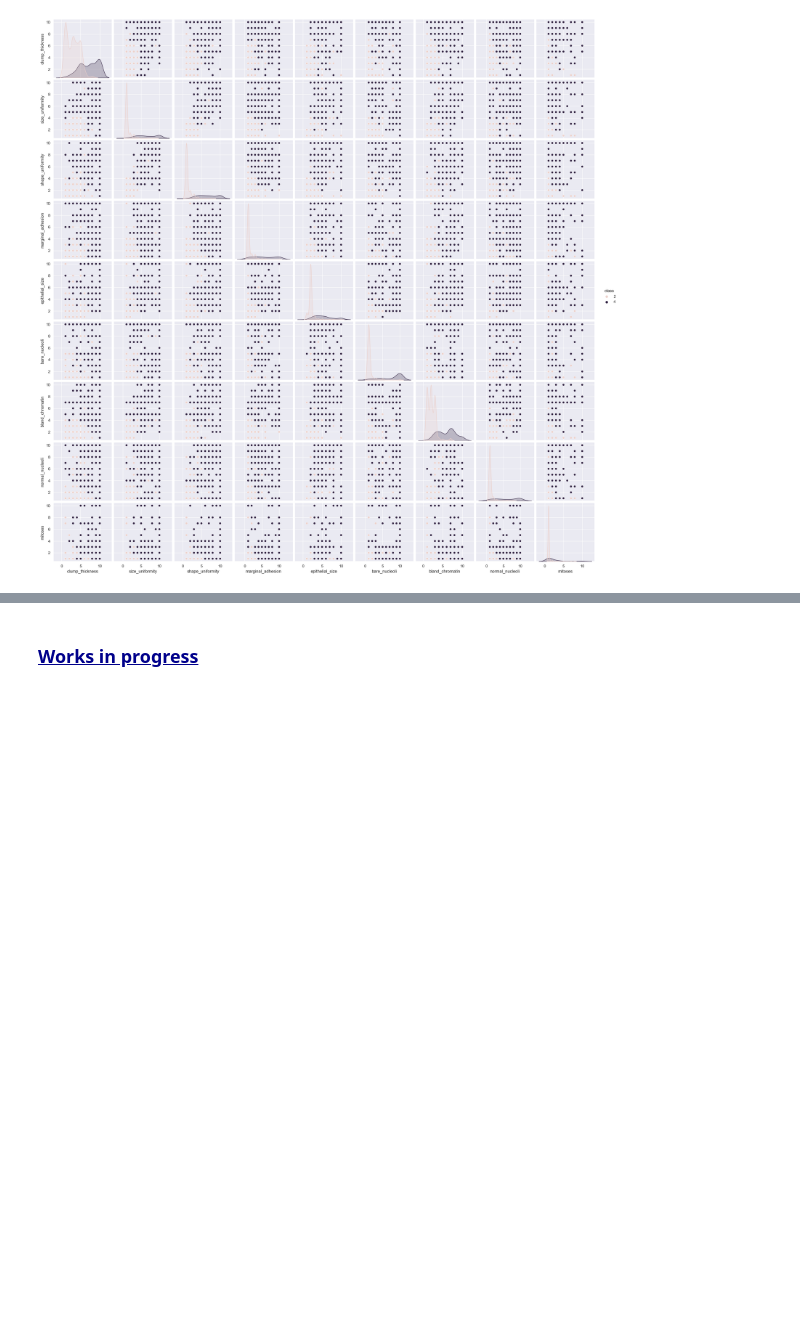
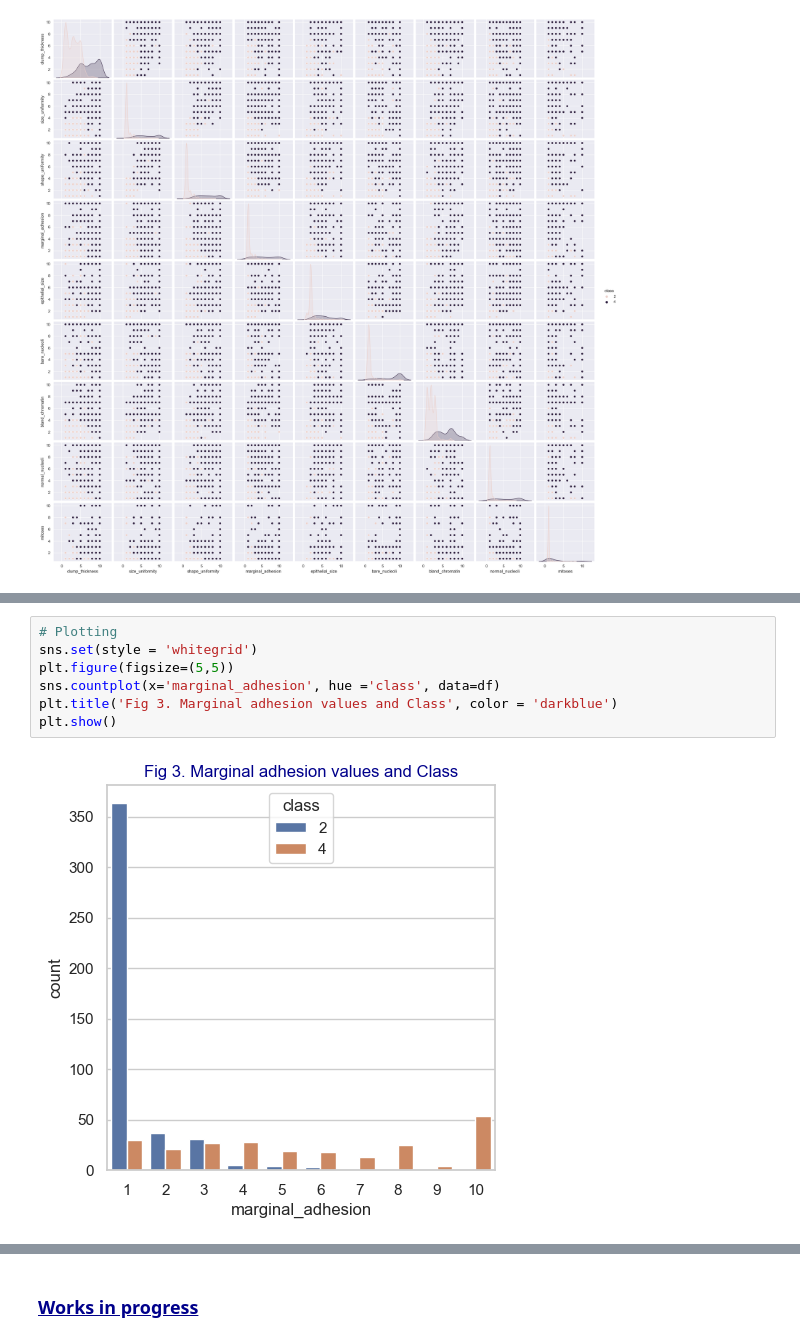
Before and after one commit to OCorry/PfDA-2022-Project-2, a Jupyter notebook: PfDA-2022-Project-2.ipynb, the cells around one changed output, grey strips where cells are left out. Saved outputs shown, nothing was run; the diff lists cells and outputs as text; blank space fills up the shorter version.

```diff
--- a/PfDA-2022-Project-2.ipynb
+++ b/PfDA-2022-Project-2.ipynb
@@ -378,0 +395,9 @@ plt.show()
+# %%
+# Plotting
+sns.set(style = 'whitegrid')
+plt.figure(figsize=(5,5))
+sns.countplot(x='marginal_adhesion', hue ='class', data=df)
+plt.title('Fig 3. Marginal adhesion values and Class', color = 'darkblue')
+plt.show()
+# %% [output]
+[figure, added]
```
Also changed, not shown: parts of 20 cells of this notebook.
